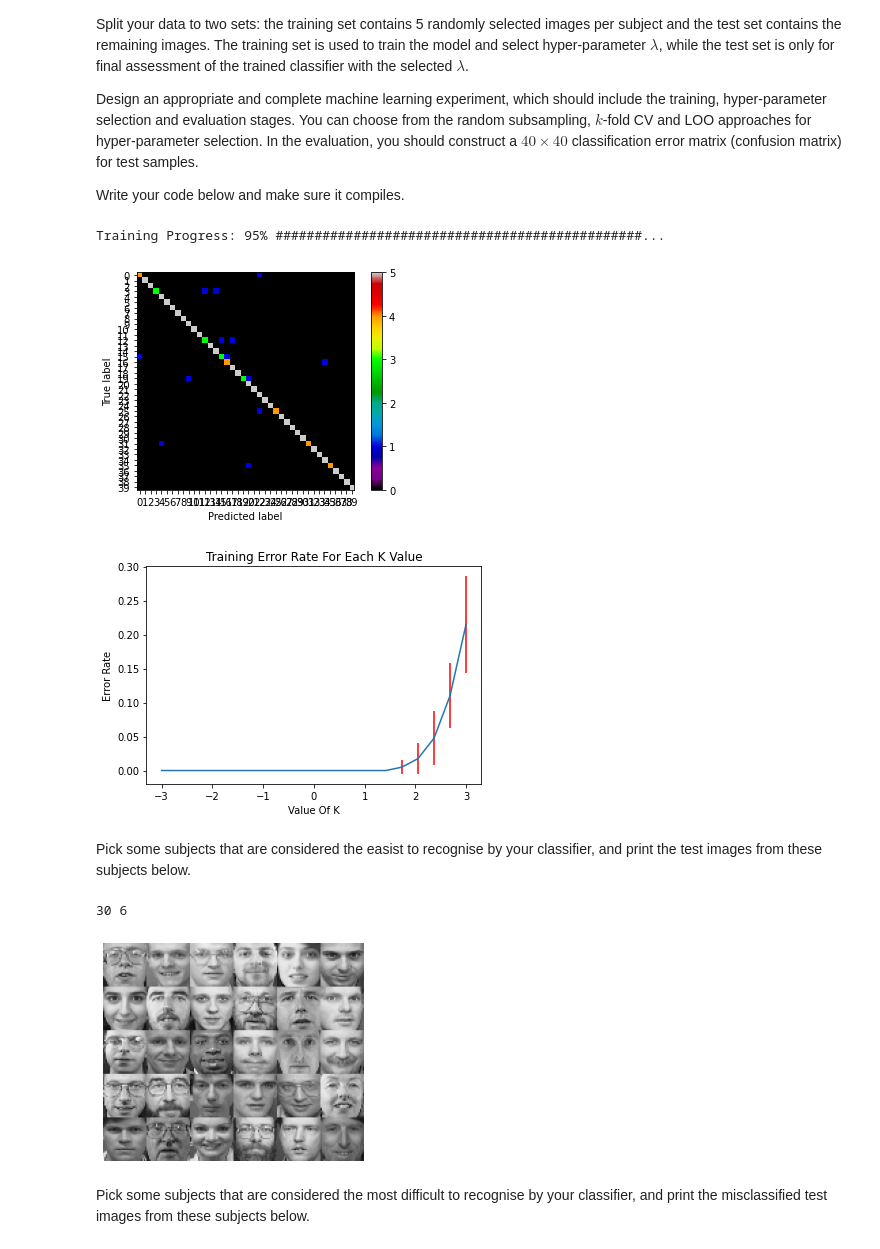
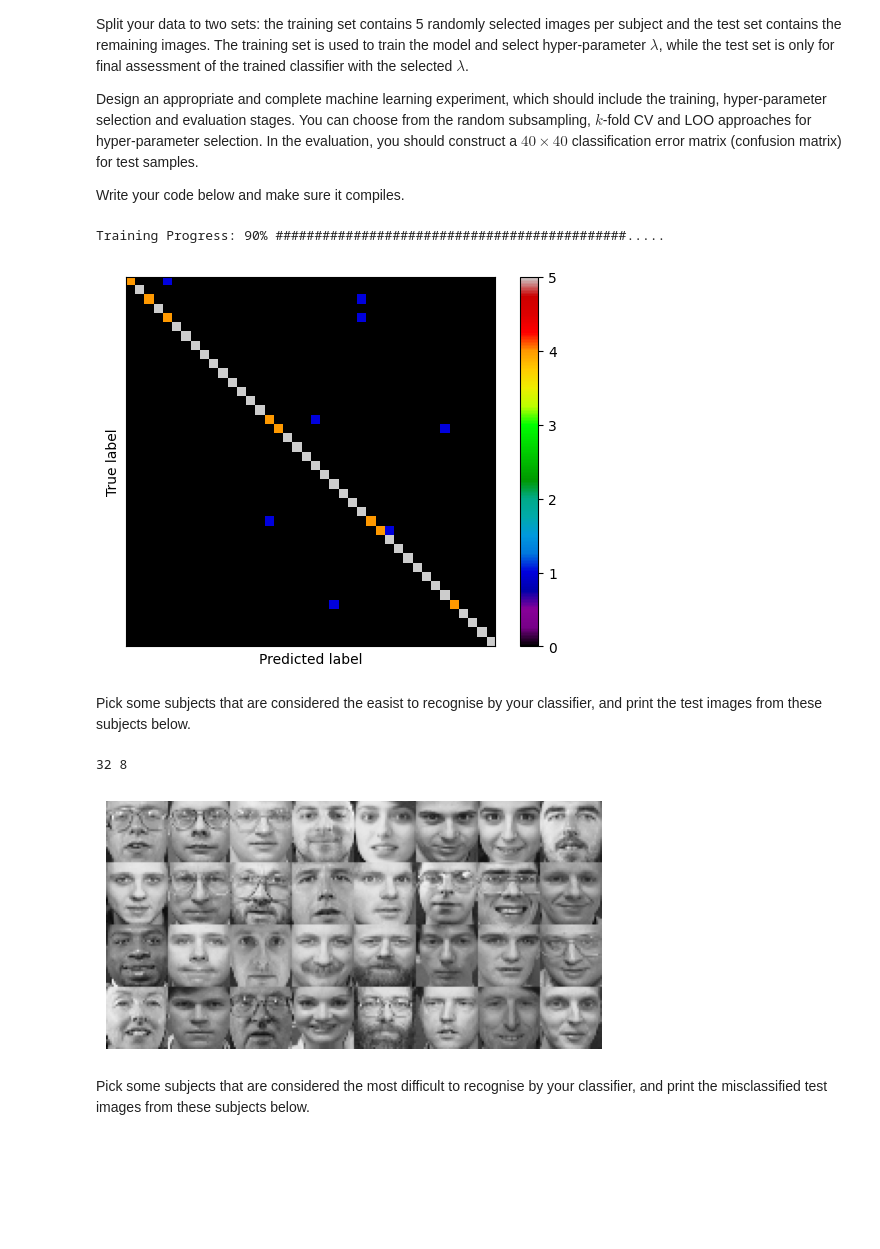
Before and after one commit to Georgegoodey/machineLearning, a Jupyter notebook: 24112-Lab2-S-Practice2.ipynb, the cells around one changed output. Drawn from its saved outputs; the diff is of its cells as text; code cells hidden in the pictures; blank space fills up the shorter version.

```diff
--- a/24112-Lab2-S-Practice2.ipynb
+++ b/24112-Lab2-S-Practice2.ipynb
@@ -155,14 +155,14 @@ allAccuraciesTrain = []
 allStdTrain = []
 
 # Creates a list containing 20 exponentially spaced numbers in the range 0.001 to 1000
-ranges = 10**np.linspace(-3,3,20)
+lamdbas = 10**np.linspace(-3,3,10)
 
 # Iterates through list of numbers
-for i in ranges:
+for i in lamdbas:
     # Empty list for collecting accuracy data
     accuracies = []
     # Implements Leave One Out hyper-parameter selection using index offsets with modulus function to create a wrap around system
-    for j in range(10):
+    for j in range(3):
         # Sets data and labels for In samples, this is the 9 training samples in LOO
         trainingInData = trainingData[(trainingInIndices+j)%len(trainingData), :]
         trainingInLabels = trainingLabel[(trainingInIndices+j)%len(trainingLabel)]
@@ -187,22 +187,22 @@ for i in ranges:
     allStdTrain.append(np.std(accuracies))
     # Code for progress bar
     # Gets position of index in list over list length as a floored percentage
-    percent = int(np.floor(np.where(ranges==i)[0][0]/len(ranges)*100))
+    percent = int(np.floor(np.where(lamdbas==i)[0][0]/len(lamdbas)*100))
     # Calculates half the percentage, this provides only 50 characters and a less excessive progress bar
     percentOver2 = int(percent/2)
     # Prints out the progress bar, ending in an escape character "\r" so that it keeps printing on the same line everytime
     print("Training Progress: "+str(percent)+"% "+("#"*(percentOver2))+("."*(50-percentOver2)), end="\r")
 
 # Get error rates as one minus the accuracies
-errorRatesTrain = 1-allAccuraciesTrain
+errorRatesTrain = [1-i for i in allAccuraciesTrain]
 # %% [output]
-Training Progress: 95% ###############################################...
+Training Progress: 90% #############################################.....
 # %%
 from sklearn.metrics import confusion_matrix, ConfusionMatrixDisplay
 
 # Choose best lamdba as the value with the lowest error rate
 # Finds minimum value, gets first index of indices at that value and uses that to get best lambda value
-bestLambda = ranges[np.where(errorRatesTrain==np.min(errorRatesTrain))[0][0]]
+bestLambda = lamdbas[np.where(errorRatesTrain==np.min(errorRatesTrain))[0][0]]
 # Calculate weights with this lamdba value using entire training set
 weights = l2_rls_train(trainingData, trainingLabel, bestLambda)
 # Predict outputs for test set based on these weights
@@ -217,9 +217,11 @@ accuracy = np.sum(testingPredicted == testingActual)/predictedOutputs.shape[0]
 cm = confusion_matrix(testingActual, testingPredicted)
 # Display confusion matrix without values and with a clear colour map
 ConfusionMatrixDisplay(cm).plot(include_values=False, cmap="nipy_spectral")
+plt.xticks([])
+plt.yticks([])
 plt.show()
 
-# x = np.linspace(-3,3,20)
+# x = np.linspace(-3,3,10)
 # y = errorRatesTrain
 # plt.xlabel('Value Of K')
 # plt.ylabel('Error Rate')
@@ -228,20 +230,19 @@ plt.show()
 # plt.title('Training Error Rate For Each K Value')
 # plt.show()
 # %% [output]
-[figure, old version]
+[figure, new version]
-[figure, removed]
 # %% [markdown]
  Pick some subjects that are considered the easist to recognise by your classifier, and print the test images from these subjects below.
 # %%
 bestFaces = np.unique(np.where(cm == 5)[0])*10
-cleanNum = int(np.ceil(np.sqrt(bestFaces.shape[0])))
+cleanNum = int(np.floor(np.sqrt(bestFaces.shape[0])))
 while(bestFaces.shape[0]%cleanNum!=0):
     cleanNum+=1
 print(bestFaces.shape[0], cleanNum)
 show_faces(data[bestFaces, :], num_per_row=cleanNum)
 # %% [output]
-30 6
+32 8
-[figure, old version]
+[figure, new version]
 # %% [markdown]
  Pick some subjects that are considered the most difficult to recognise by your classifier, and print the misclassified test images from these subjects below.
 # %%
```
Also changed, not shown: parts of 10 cells of this notebook, 1 other file.
